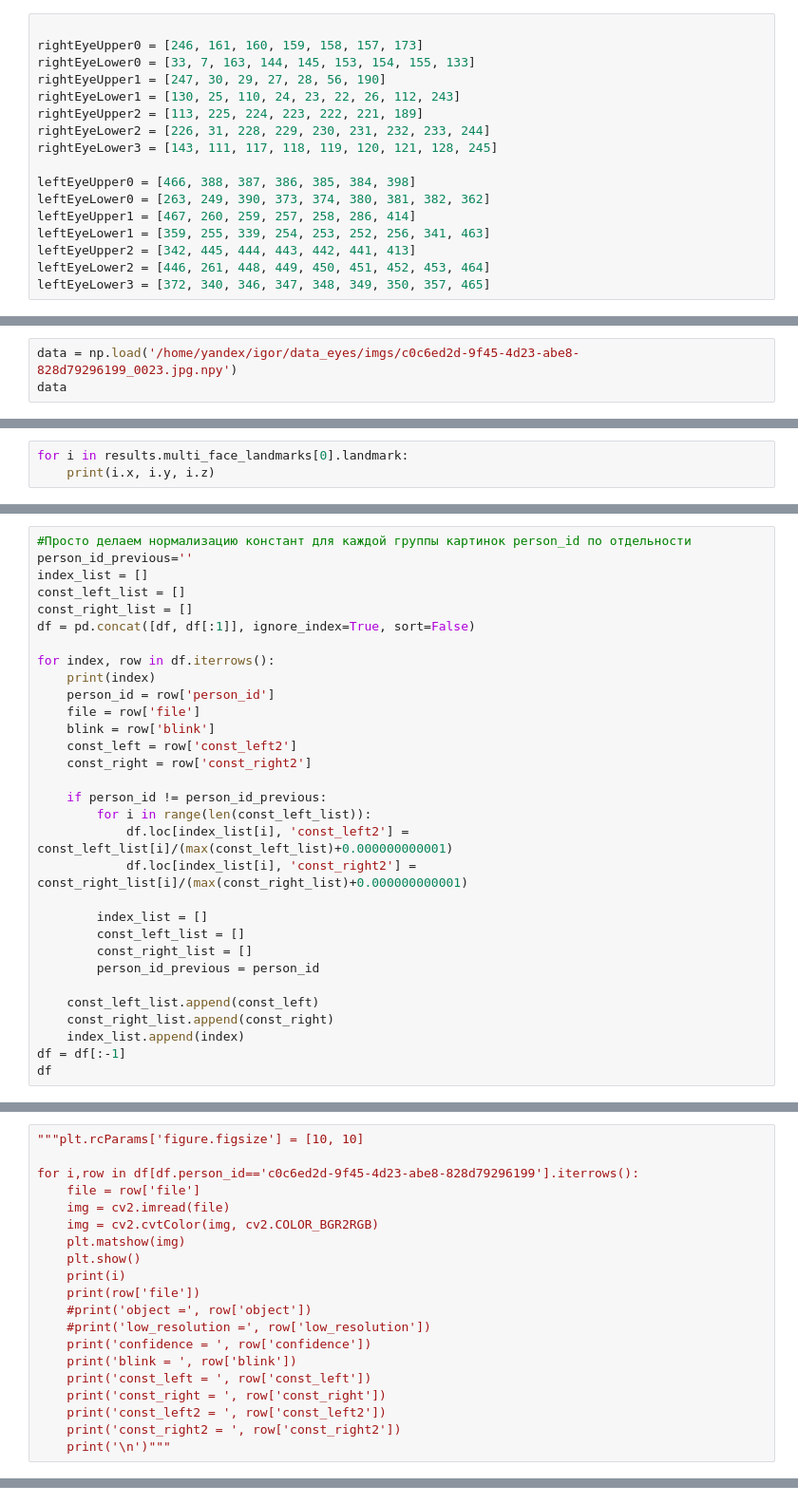
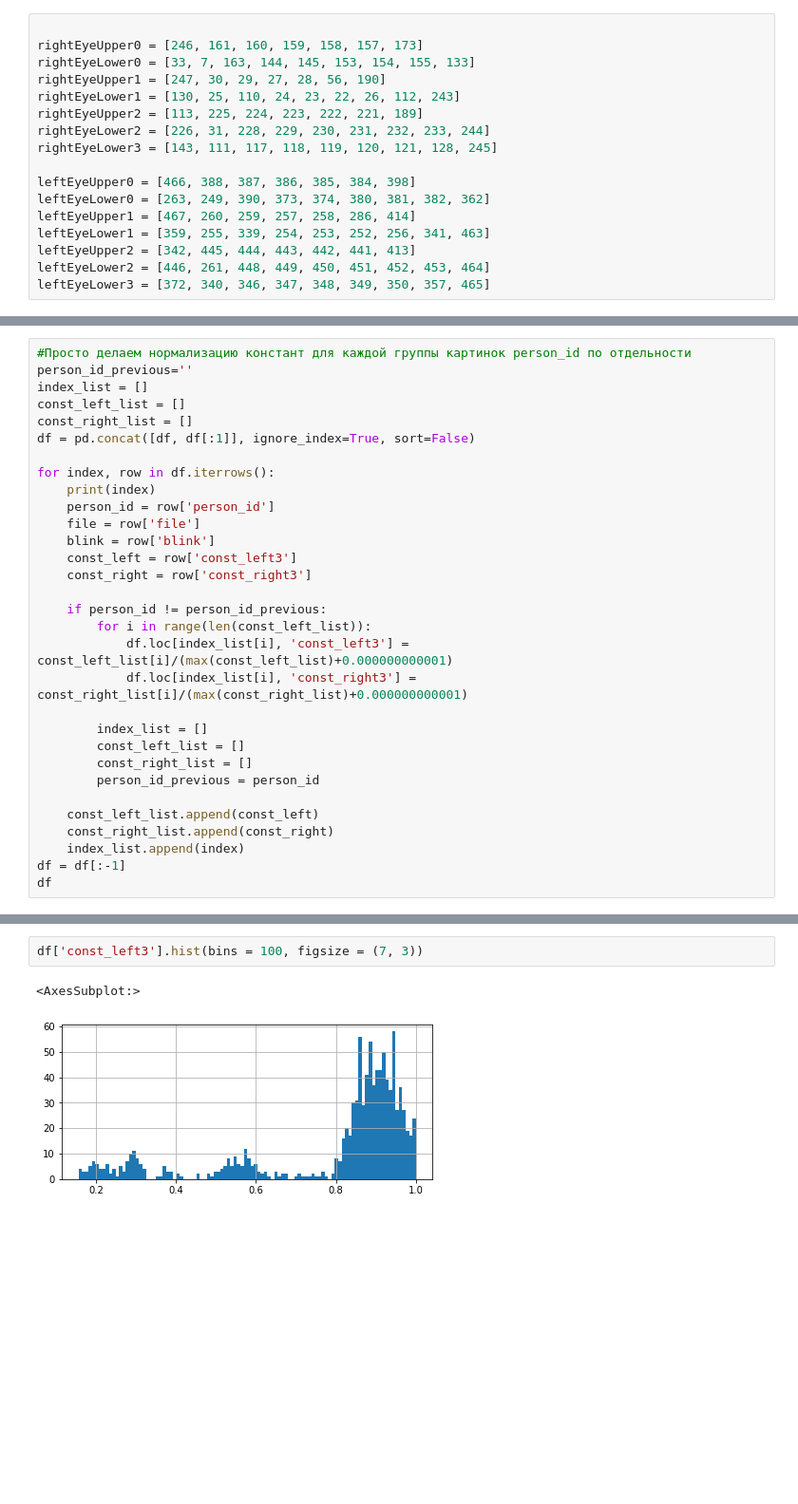
Before and after one commit to IgorSondors/data_eyes, a Jupyter notebook: spyder_dots.ipynb, the cells around one changed output, grey strips where cells are left out. Shown at 95% size. Drawn from its saved outputs; the diff is of its cells as text; blank space fills up the shorter version.

```diff
--- a/spyder_dots.ipynb
+++ b/spyder_dots.ipynb
@@ -191,3 +116,0 @@ landmark {
-# %%
-data = np.load('/home/yandex/igor/data_eyes/imgs/c0c6ed2d-9f45-4d23-abe8-828d79296199_0023.jpg.npy')
-data
@@ -224,3 +116,0 @@ check_landm(pth, left_eye, right_eye, centre_nose)
-# %%
-for i in results.multi_face_landmarks[0].landmark:
-    print(i.x, i.y, i.z)
@@ -331,13 +296,13 @@ for index, row in df.iterrows():
     person_id = row['person_id']
     file = row['file']
     blink = row['blink']
-    const_left = row['const_left2']
-    const_right = row['const_right2']
+    const_left = row['const_left3']
+    const_right = row['const_right3']
 
     if person_id != person_id_previous:
         for i in range(len(const_left_list)):
-            df.loc[index_list[i], 'const_left2'] = const_left_list[i]/(max(const_left_list)+0.000000000001)
-            df.loc[index_list[i], 'const_right2'] = const_right_list[i]/(max(const_right_list)+0.000000000001)
+            df.loc[index_list[i], 'const_left3'] = const_left_list[i]/(max(const_left_list)+0.000000000001)
+            df.loc[index_list[i], 'const_right3'] = const_right_list[i]/(max(const_right_list)+0.000000000001)
 
         index_list = []
         const_left_list = []
@@ -352,22 +348,2 @@ df
-# %%
-"""plt.rcParams['figure.figsize'] = [10, 10]
-
-for i,row in df[df.person_id=='c0c6ed2d-9f45-4d23-abe8-828d79296199'].iterrows():
-    file = row['file']
-    img = cv2.imread(file)
-    img = cv2.cvtColor(img, cv2.COLOR_BGR2RGB)
-    plt.matshow(img)
-    plt.show()
-    print(i)
-    print(row['file'])
-    #print('object =', row['object'])
-    #print('low_resolution =', row['low_resolution'])
-    print('confidence = ', row['confidence'])
-    print('blink = ', row['blink'])
-    print('const_left = ', row['const_left'])
-    print('const_right = ', row['const_right'])
-    print('const_left2 = ', row['const_left2'])
-    print('const_right2 = ', row['const_right2'])
-    print('\n')"""
 # %%
 df['const_left2'].hist(bins = 100, figsize = (7, 3))
@@ -374,2 +353,7 @@ df['const_left2'].hist(bins = 100, figsize = (7, 3))
+# %%
+df['const_left3'].hist(bins = 100, figsize = (7, 3))
+# %% [output]
+<AxesSubplot:>
+[figure, added]
 # %%
 df['const_left'].hist(bins = 100, figsize = (7, 3))
```
Also changed, not shown: parts of 17 cells of this notebook, 3 other files.
